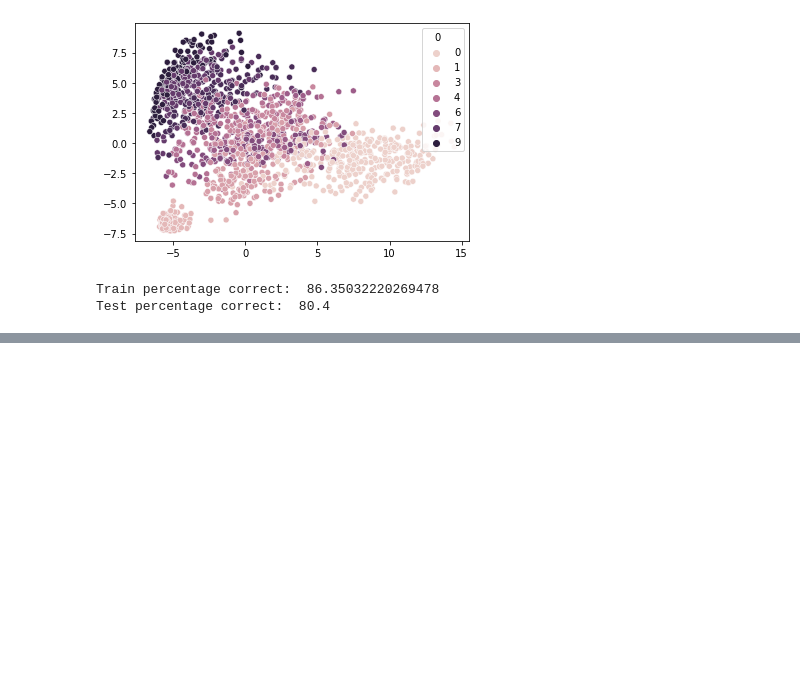
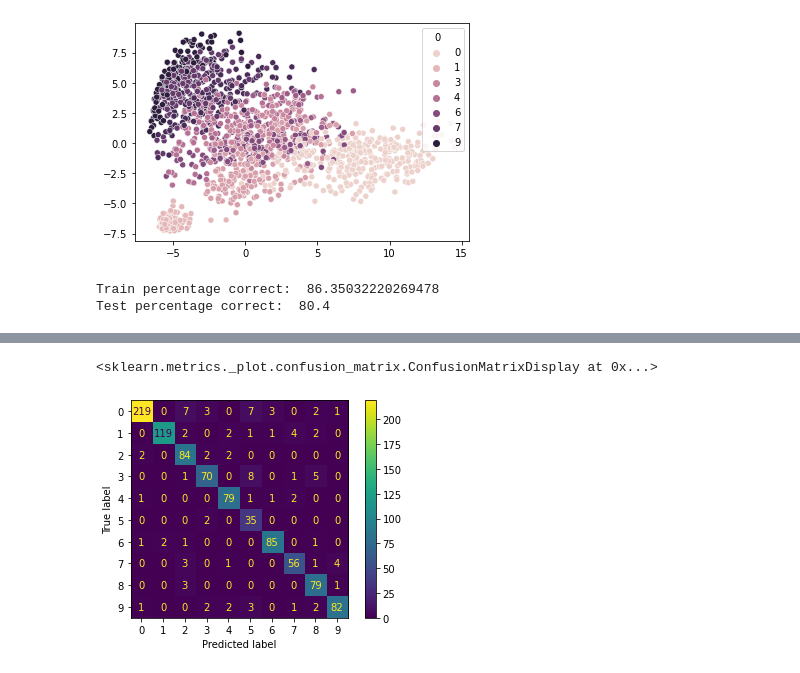
Before and after one commit to RianneAr/Deep_Learning_Ass1, a Jupyter notebook: CodeTask1.ipynb, the cells around one changed output, grey strips where cells are left out. Saved outputs shown, nothing was run; the diff lists cells and outputs as text; code cells hidden in the pictures; blank space fills up the shorter version.

```diff
--- a/CodeTask1.ipynb
+++ b/CodeTask1.ipynb
@@ -142,3 +144,17 @@ print("Test percentage correct: ", testcorrect/testtotal*100)
 # %% [output]
 Train percentage correct:  86.35032220269478
 Test percentage correct:  80.4
+# %%
+knn = KNeighborsClassifier()
+knn.fit(trainin.iloc[:, :-1], trainout[0])
+predictions = knn.predict(testin)
+
+knncorrect = 0
+knntotal = 0
+k = 0
+for pred in predictions:
+    if testout[0][k] == pred:
+        knncorrect += 1
+    knntotal += 1
+    k += 1
+print("KNN percentage correct: ", knncorrect/knntotal*100)
@@ -144,0 +175,5 @@ Test percentage correct:  80.4
+# %%
+matrix2.plot()
+# %% [output]
+<sklearn.metrics._plot.confusion_matrix.ConfusionMatrixDisplay at 0x...>
+[figure, added]
```
Also changed, not shown: parts of 6 cells of this notebook.
